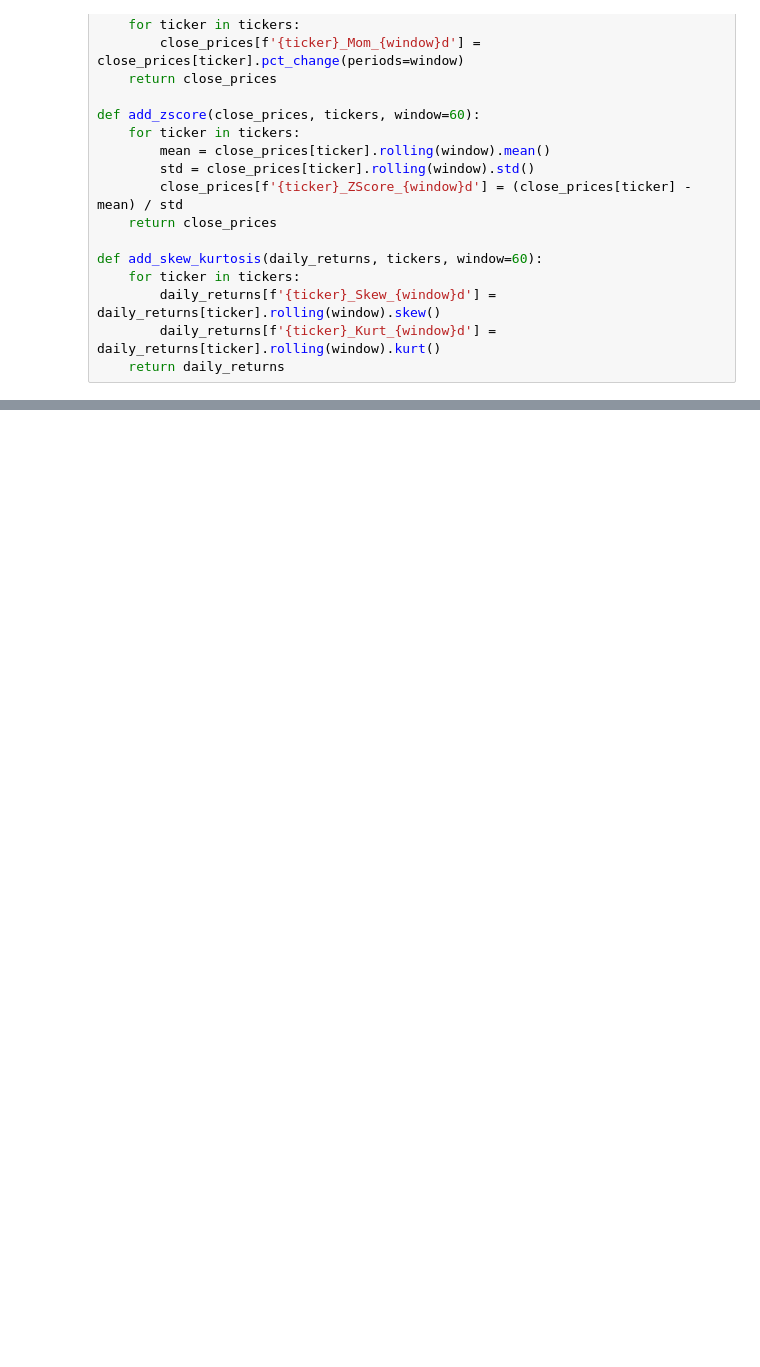
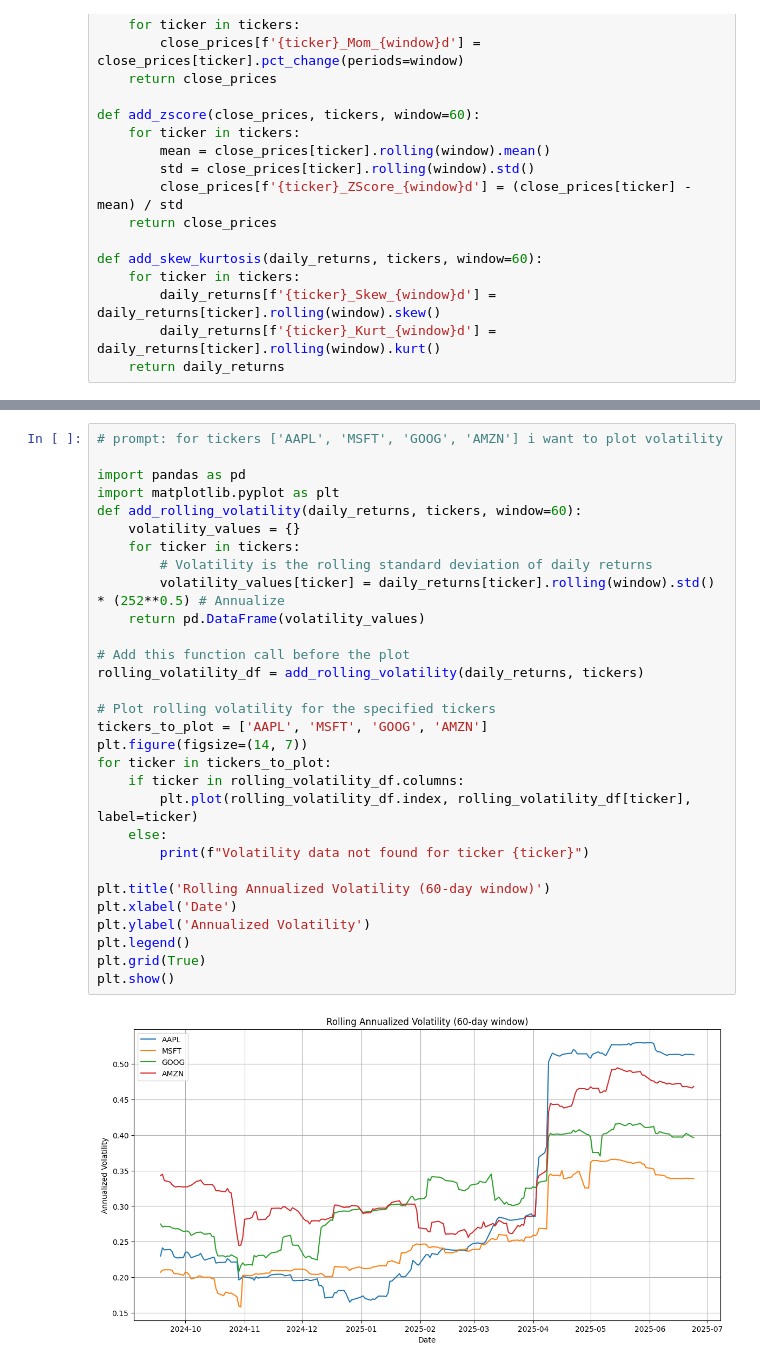
Before and after one commit to klabak436/yf_knn, a Jupyter notebook: mean_reversion_knn.ipynb, the cells around one changed output, grey strips where cells are left out. Drawn from its saved outputs; the diff is of its cells as text; blank space fills up the shorter version.

```diff
--- a/mean_reversion_knn.ipynb
+++ b/mean_reversion_knn.ipynb
@@ -67,0 +192,32 @@ print(f'\nSkewness and Kurtosis of Daily Returns (60 days):\n{daily_returns.filt
+# %%
+# prompt: for tickers ['AAPL', 'MSFT', 'GOOG', 'AMZN'] i want to plot volatility
+
+import pandas as pd
+import matplotlib.pyplot as plt
+def add_rolling_volatility(daily_returns, tickers, window=60):
+    volatility_values = {}
+    for ticker in tickers:
+        # Volatility is the rolling standard deviation of daily returns
+        volatility_values[ticker] = daily_returns[ticker].rolling(window).std() * (252**0.5) # Annualize
+    return pd.DataFrame(volatility_values)
+
+# Add this function call before the plot
+rolling_volatility_df = add_rolling_volatility(daily_returns, tickers)
+
+# Plot rolling volatility for the specified tickers
+tickers_to_plot = ['AAPL', 'MSFT', 'GOOG', 'AMZN']
+plt.figure(figsize=(14, 7))
+for ticker in tickers_to_plot:
+    if ticker in rolling_volatility_df.columns:
+        plt.plot(rolling_volatility_df.index, rolling_volatility_df[ticker], label=ticker)
+    else:
+        print(f"Volatility data not found for ticker {ticker}")
+
+plt.title('Rolling Annualized Volatility (60-day window)')
+plt.xlabel('Date')
+plt.ylabel('Annualized Volatility')
+plt.legend()
+plt.grid(True)
+plt.show()
+# %% [output]
+[figure, added]
```
Also changed, not shown: parts of 6 cells of this notebook.
